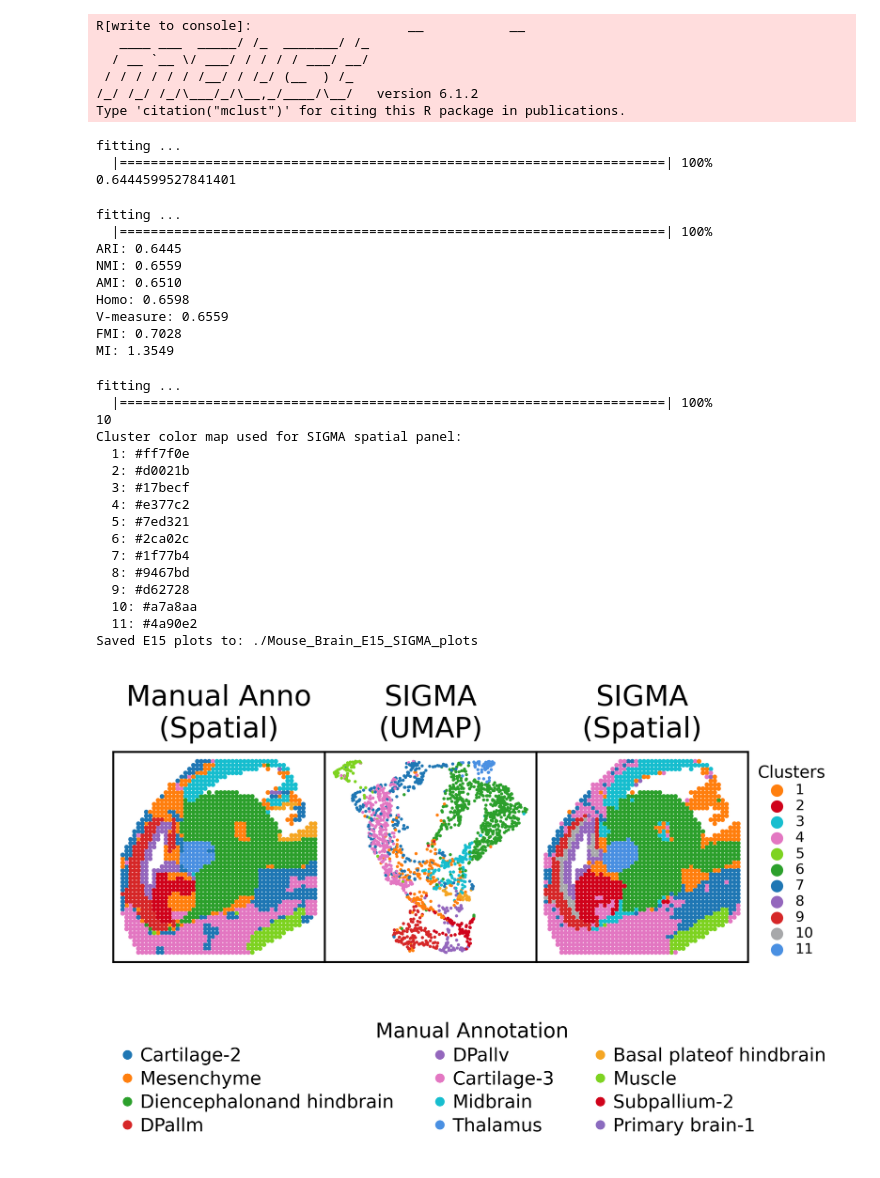
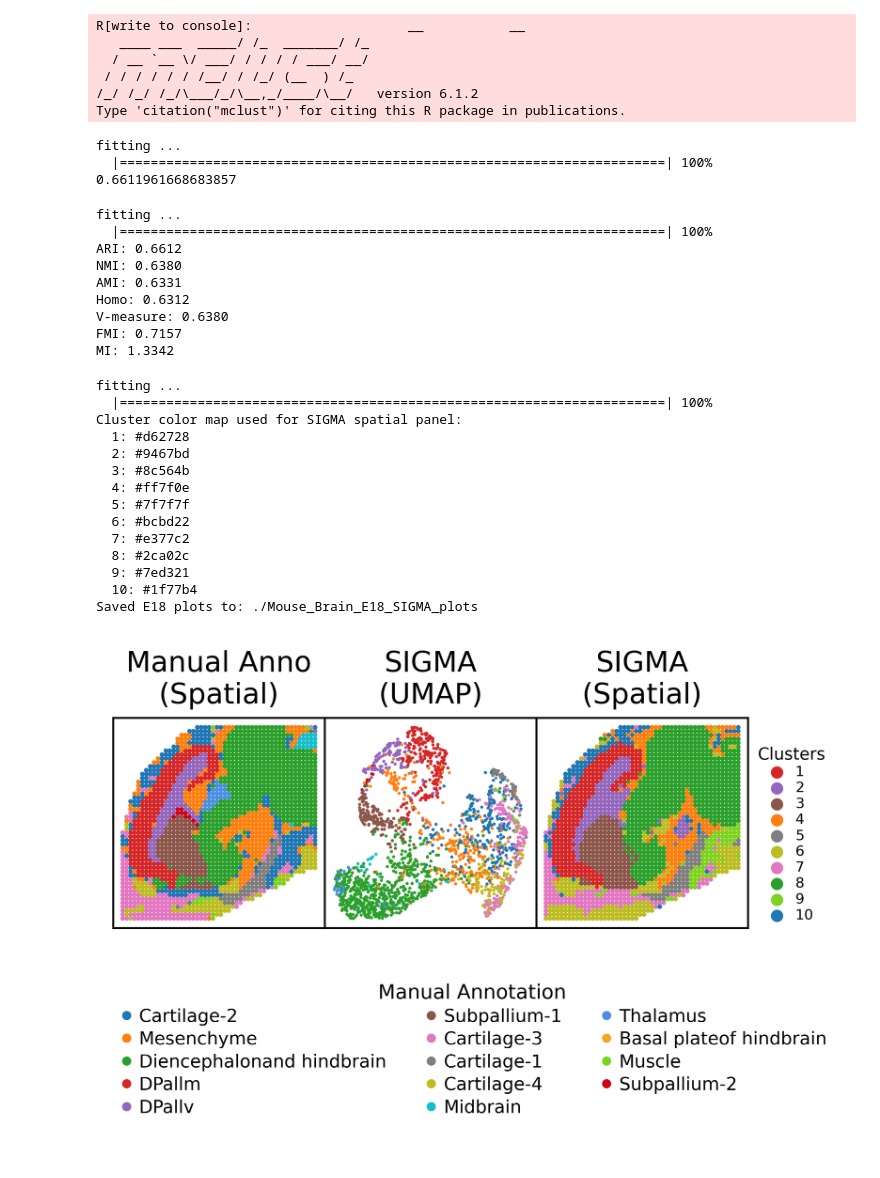
Before and after one commit to VitaIntelli-CQU/SIGMA, a Jupyter notebook: SIGMA/tutorial3.ipynb, the cells around one changed output. Drawn from its saved outputs; the diff is of its cells as text; code cells hidden in the pictures.

```diff
--- a/SIGMA/tutorial3.ipynb
+++ b/SIGMA/tutorial3.ipynb
@@ -10,12 +10,13 @@ from sigma.data.preparation import build_spatial_triplet_inputs, prepare_rna_ata
 import matplotlib.pyplot as plt
 set_seed(2024)
 warnings.filterwarnings('ignore')
-device = torch.device('cuda:7' if torch.cuda.is_available() else 'cpu')
-file_fold = '../SIGMA_data/Mouse_Brain_E15_S1/'  #please replace 'file_fold' with the download path
+device = torch.device('cuda:0' if torch.cuda.is_available() else 'cpu')
+file_fold = '../SIGMA_data/Mouse_Brain_E18_S1/'  #please replace 'file_fold' with the download path
 adata_omics1 = sc.read_h5ad(file_fold + 'adata_RNA.h5ad')
 adata_omics2 = sc.read_h5ad(file_fold + 'adata_ATAC.h5ad')
 adata_omics1.var_names_make_unique()
 adata_omics2.var_names_make_unique()
 adata_omics1.obs["anno"]=pd.read_csv(file_fold+"anno.csv",index_col=0)["cluster"]
 adata_omics1,adata_omics2
+print(device)
 # %% [output]
@@ -70,9 +64,9 @@ model = fit_sigma_embedding(
     triplet_samples_list=triplet_samples_list,
     weights=[1, 1, 1, 1],
     emb_dim=64,
-    n_epochs=450,
+    n_epochs=550,
     lr=1e-4,
-    weight_decay=8e-6,
+    weight_decay=1e-6,
     device=device,
     window_size=10,
     slope=1e-4,
@@ -86,7 +80,7 @@ ari = cluster_and_score_ari(
     label_key='anno',
     cluster_key='SIGMA',
     embedding_key='SIGMA',
-    n_clusters=11,
+    n_clusters=10,
     method=tool,
     use_pca=True,
 )
@@ -99,7 +93,7 @@ R[write to console]:                    __           __
 Type 'citation("mclust")' for citing this R package in publications.
 fitting ...
   |======================================================================| 100%
-0.6444599527841401
+0.6611961668683857
 # %%
 from sigma.reporting import report_clustering_metrics
 tool = 'mclust'
@@ -108,7 +102,7 @@ scores = report_clustering_metrics(
     label_key='anno',
     cluster_key='SIGMA',
     embedding_key='SIGMA',
-    n_clusters=11,
+    n_clusters=10,
     method=tool,
     use_pca=True,
 )
@@ -116,17 +110,17 @@ ari = scores["ARI"]
 # %% [output]
 fitting ...
   |======================================================================| 100%
-ARI: 0.6445
-NMI: 0.6559
-AMI: 0.6510
-Homo: 0.6598
-V-measure: 0.6559
-FMI: 0.7028
-MI: 1.3549
+ARI: 0.6612
+NMI: 0.6380
+AMI: 0.6331
+Homo: 0.6312
+V-measure: 0.6380
+FMI: 0.7157
+MI: 1.3342
 # %%
 from sigma.toolkit import getcolordict
-# ===== Cell 2: explicitly assign each E15 cluster color, then plot =====
-plot_out_dir = os.path.join(".", "Mouse_Brain_E15_SIGMA_plots")
+# ===== Cell 2: explicitly assign each E18 cluster color, then plot =====
+plot_out_dir = os.path.join(".", "Mouse_Brain_E18_SIGMA_plots")
 os.makedirs(plot_out_dir, exist_ok=True)
 embedding_key = "SIGMA"
 cluster_key = "SIGMA_11"
@@ -138,7 +132,7 @@ if cluster_key not in adata_omics1.obs:
         adata_omics1,
         key=embedding_key,
         add_key=cluster_key,
-        n_clusters=11,
+        n_clusters=10,
         method="mclust",
         use_pca=True
     )
@@ -260,52 +254,50 @@ if ax_list[2].get_legend() is not None:
         ncol=1,
         title="Clusters"
     )
-fig.savefig(os.path.join(plot_out_dir, "E15_cluster_umap_source_colors.jpg"), bbox_inches="tight", transparent=True)
-fig.savefig(os.path.join(plot_out_dir, "E15_cluster_umap_source_colors.png"), bbox_inches="tight", transparent=True)
+fig.savefig(os.path.join(plot_out_dir, "E18_cluster_umap_source_colors.jpg"), bbox_inches="tight", transparent=True)
+fig.savefig(os.path.join(plot_out_dir, "E18_cluster_umap_source_colors.png"), bbox_inches="tight", transparent=True)
 # =========================
 # legend
 # =========================
 circle_handles = [
     plt.Line2D([0], [0], marker="o", color="w", markerfacecolor=color, markersize=8, label=region)
     for region, color in anno_palette.items()
     if region in set(adata_omics1.obs[anno_key].astype(str))
 ]
 fig_legend, ax_legend = plt.subplots(figsize=(4.8, 1.2), dpi=600)
 ax_legend.axis("off")
 ax_legend.legend(
     title="Manual Annotation",
     handles=circle_handles,
     loc="center",
     frameon=False,
     ncol=3,
     labelspacing=0.3,
     handletextpad=0.2,
     fontsize=9,
     title_fontsize=10,
 )
-fig_legend.savefig(os.path.join(plot_out_dir, "E15_manual_annotation_legend_source_colors.jpg"), bbox_inches="tight", transparent=True)
-fig_legend.savefig(os.path.join(plot_out_dir, "E15_manual_annotation_legend_source_colors.png"), bbox_inches="tight", transparent=True)
+fig_legend.savefig(os.path.join(plot_out_dir, "E18_manual_annotation_legend_source_colors.jpg"), bbox_inches="tight", transparent=True)
+fig_legend.savefig(os.path.join(plot_out_dir, "E18_manual_annotation_legend_source_colors.png"), bbox_inches="tight", transparent=True)
 print("Cluster color map used for SIGMA spatial panel:")
 for cluster_id in cluster_order:
     print(f"  {cluster_id}: {cluster_color_map[cluster_id]}")
-print(f"Saved E15 plots to: {plot_out_dir}")
+print(f"Saved E18 plots to: {plot_out_dir}")
 plt.show()
 # %% [output]
 fitting ...
   |======================================================================| 100%
-10
 Cluster color map used for SIGMA spatial panel:
-  1: #ff7f0e
-  2: #d0021b
-  3: #17becf
-  4: #e377c2
-  5: #7ed321
-  6: #2ca02c
-  7: #1f77b4
-  8: #9467bd
-  9: #d62728
-  10: #a7a8aa
-  11: #4a90e2
-Saved E15 plots to: ./Mouse_Brain_E15_SIGMA_plots
+  1: #d62728
+  2: #9467bd
+  3: #8c564b
+  4: #ff7f0e
+  5: #7f7f7f
+  6: #bcbd22
+  7: #e377c2
+  8: #2ca02c
+  9: #7ed321
+  10: #1f77b4
+Saved E18 plots to: ./Mouse_Brain_E18_SIGMA_plots
-[figure, old version]
+[figure, new version]
-[figure, old version]
+[figure, new version]
```
Also changed, not shown: parts of 2 cells of this notebook.
